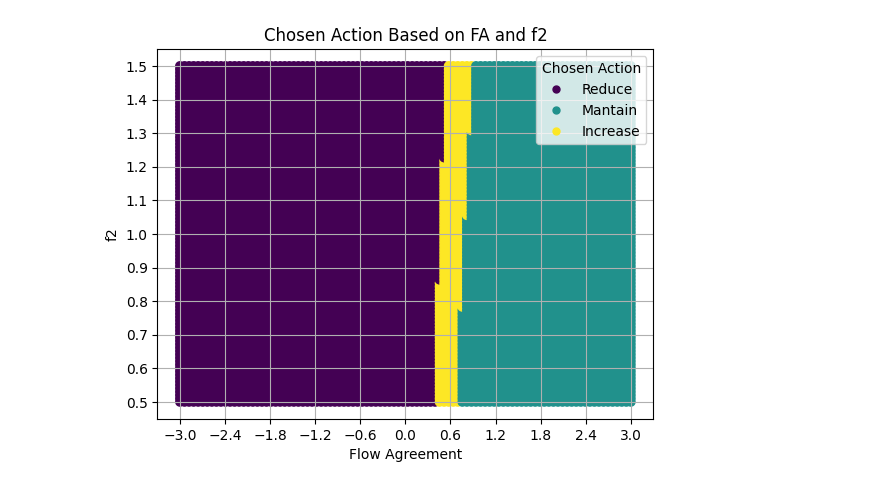
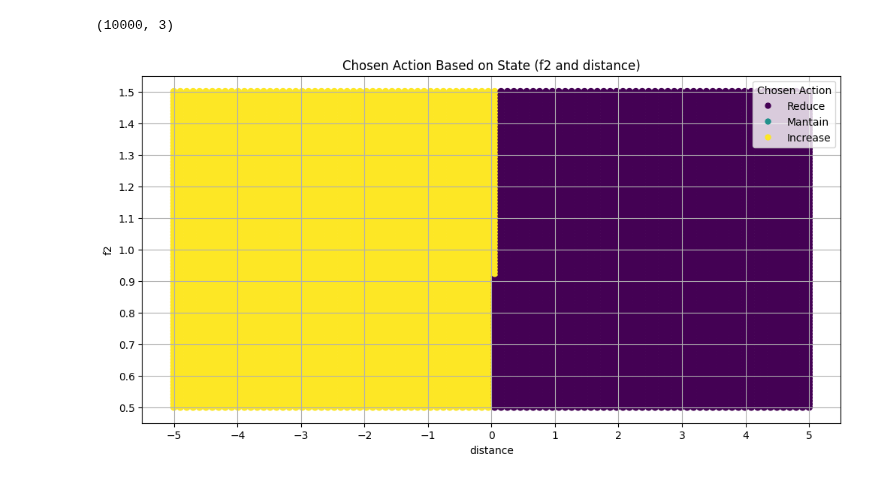
Before and after one commit to victorbuenog/Flapper, a Jupyter notebook: Flappertorch.ipynb, the cells around one changed output. Drawn from its saved outputs; the diff is of its cells as text; code cells hidden in the pictures.

```diff
--- a/Flappertorch.ipynb
+++ b/Flappertorch.ipynb
@@ -714,0 +763,20 @@ Episode 500      avg length: 34          reward: -79.93620001636236
+# %%
+device = torch.device("cuda:0" if torch.cuda.is_available() else "cpu")
+trainer = Trainer(
+    action='f2',  # None, 'f2', or 'A2'
+    observations=['f2', 'distance'],  # may contain: 'distance', 'f2', 'A2', 'flow agreement', 'avg flow agreement'
+    rewards=['avg flow agreement'],  # may contain: 'distance', 'flow agreement'
+)
+
+# train from scratch
+# icfn = lambda: InitialCondition().random(['f2','distance'])
+# trainer.train(InitialCondition(f2=numpy.random.uniform(0.5,1.5), distance=numpy.random.uniform(10,30)), episodes=2)
+
+def get_policy(model, episodes=1000):
+    pol_name = f"PPO_{model.env_name}_{episodes}_ACT_{model.env.action}_OBS_{model.env.observations}_REW_{model.env.rewards}.pth"
+    return pol_name
+
+# load from pth
+model_path = f"Flapper/Policies/{get_policy(trainer, episodes=2000)}"
+print(f"Loading policy: {model_path}")
+trainer.load_model(model_path)
@@ -719,10 +790,18 @@ trainer.test_initial_conditions(InitialCondition(distance=dd, f2=0.8) for dd in
 # %%
 # plot the policy
-fa_range = numpy.linspace(-3, 3, 100)
-d_range = numpy.linspace(0., 200, 100)
+fa_range = numpy.linspace(-10, 10, 100)
 f2_range = numpy.linspace(0.5, 1.5, 100)
-
-trainer.plot_policy()
+a2_range = numpy.linspace(0, 3, 100)
+d_range = numpy.linspace(-5, 5, 100)
+v_range = numpy.linspace(-10, 10, 100)
+trainer.plot_policy(
+    fa_range=fa_range,
+    f2_range=f2_range,
+    a2_range=a2_range,
+    d_range=d_range,
+    u_range=v_range
+)
 # %% [output]
+(10000, 3)
-[figure, old version]
+[figure, new version]
 # %%
```
Also changed, not shown: parts of 10 cells of this notebook.
